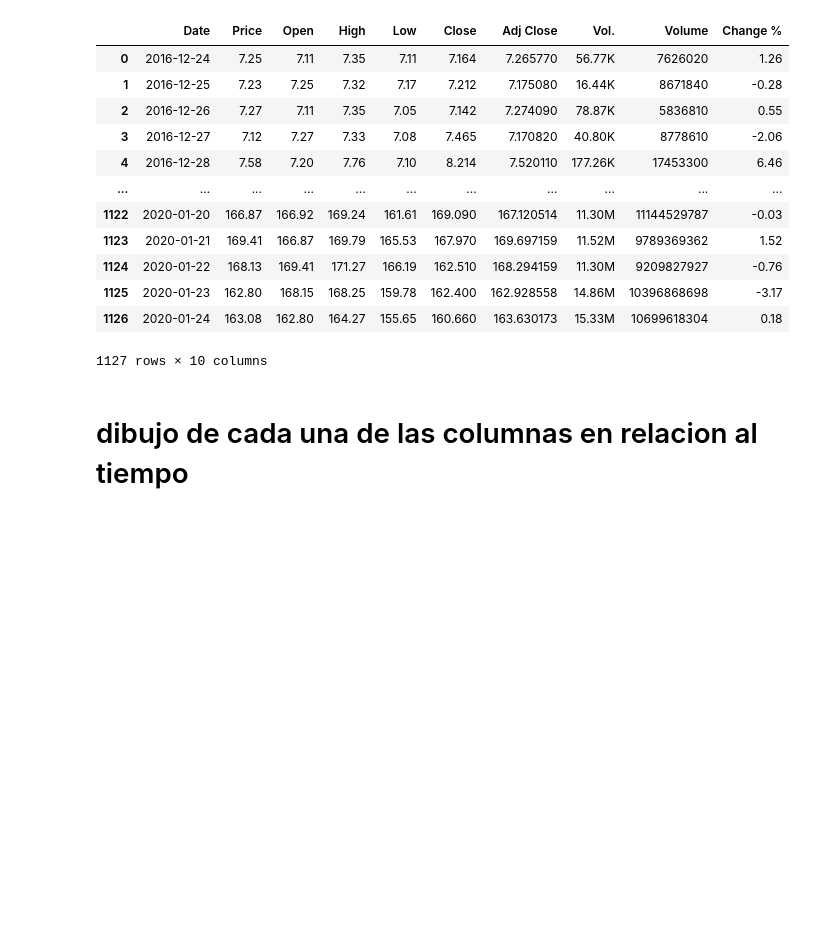
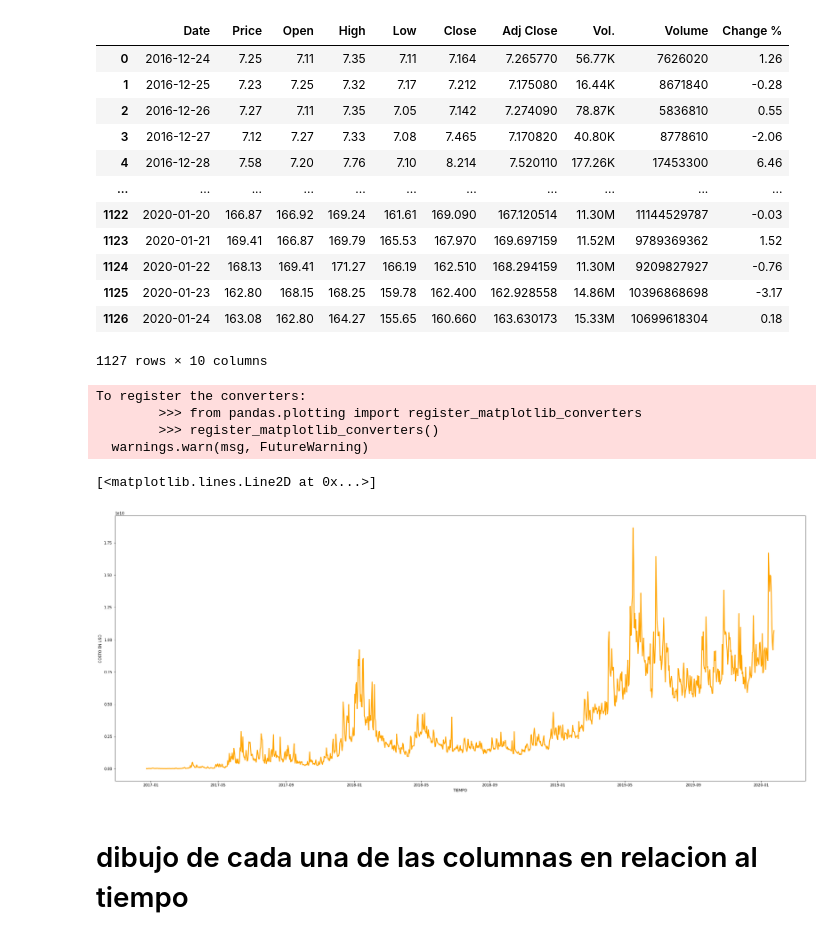
Before and after one commit to ironhack-datalabs/datamex0120, a Jupyter notebook: module-1/web-project/your-code/Untitled.ipynb, the cells around one changed output. Drawn from its saved outputs; the diff is of its cells as text; code cells hidden in the pictures; blank space fills up the shorter version.

Commit message:
grafica de volumen

```diff
--- a/module-1/web-project/your-code/Untitled.ipynb
+++ b/module-1/web-project/your-code/Untitled.ipynb
@@ -128,6 +128,22 @@ final3
 | 1125 | 2020-01-23 | 162.80 | 168.15 | 168.25 | 159.78 | 162.400 | 162.928558 | 14.86M | 10396868698 | -3.17 |
 | 1126 | 2020-01-24 | 163.08 | 162.80 | 164.27 | 155.65 | 160.660 | 163.630173 | 15.33M | 10699618304 | 0.18 |
 1127 rows × 10 columns
+# %%
+plt.figure(figsize=[33,13],edgecolor='black',frameon=False)
+#degrees = 50
+plt.xlabel('TIEMPO')
+plt.ylabel('COSTO EN USD')
+date = final3['Date']
+ope = final3['Volume']
+#plt.xticks(rotation=degrees)
+plt.plot(date, ope,linewidth=2.5,color = 'orange' )
+# %% [output]
+To register the converters:
+        >>> from pandas.plotting import register_matplotlib_converters
+        >>> register_matplotlib_converters()
+  warnings.warn(msg, FutureWarning)
+[<matplotlib.lines.Line2D at 0x...>]
+[figure, added]
 # %% [markdown]
 # dibujo de cada una de las columnas en relacion al tiempo
 # %%
```
Also changed, not shown: parts of 3 cells of this notebook.
